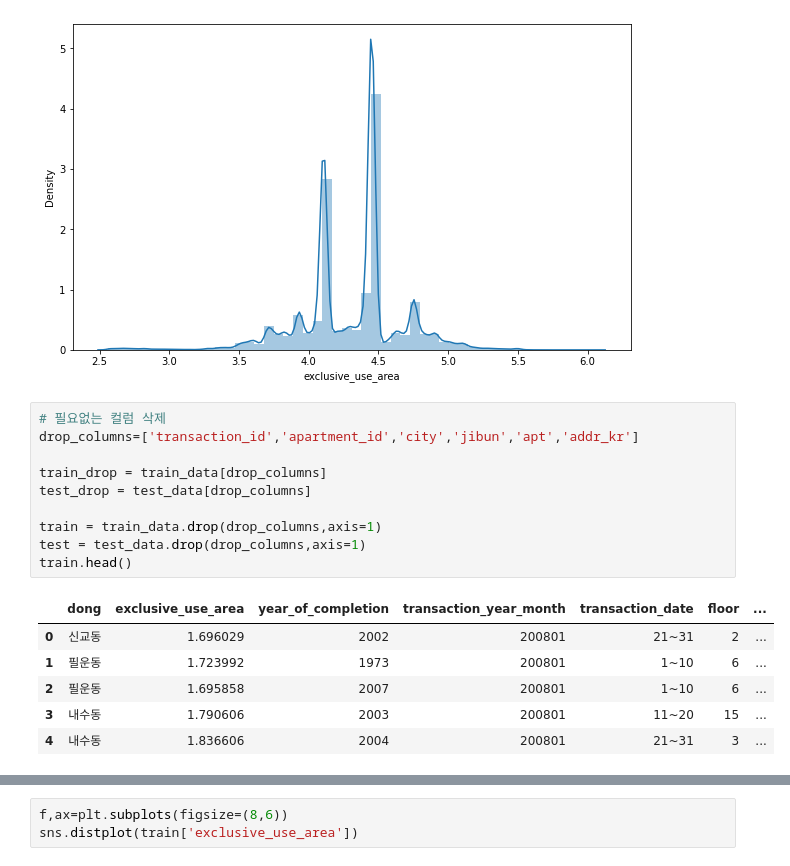
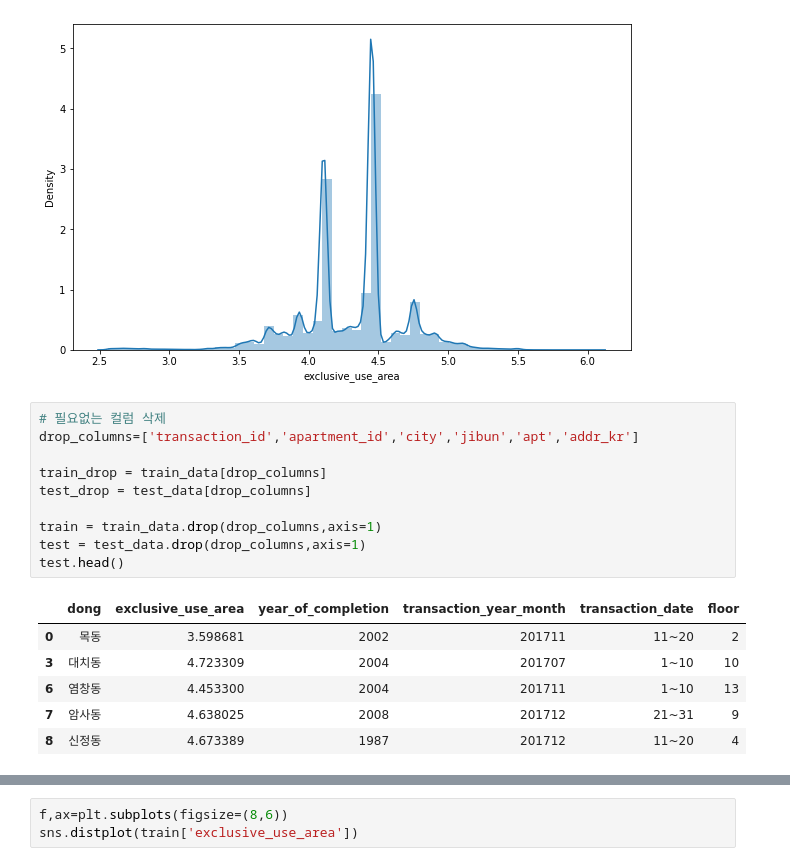
Before and after one commit to leedain0301/Modeling-Apartment-sales-price-forecast, a Jupyter notebook: MiniProject_02_전처리.ipynb, the cells around one changed output, grey strips where cells are left out. Saved outputs shown, nothing was run; the diff lists cells and outputs as text.

```diff
--- a/MiniProject_02_전처리.ipynb
+++ b/MiniProject_02_전처리.ipynb
@@ -179,18 +179,18 @@ sns.distplot(train_data['exclusive_use_area'])
 # %%
 # 필요없는 컬럼 삭제
 drop_columns=['transaction_id','apartment_id','city','jibun','apt','addr_kr']
 
 train_drop = train_data[drop_columns]
 test_drop = test_data[drop_columns]
 
 train = train_data.drop(drop_columns,axis=1)
 test = test_data.drop(drop_columns,axis=1)
-train.head()
+test.head()
 # %% [output]
-|  | dong | exclusive_use_area | year_of_completion | transaction_year_month | transaction_date | floor | ... |
-| 0 | 신교동 | 1.696029 | 2002 | 200801 | 21~31 | 2 | ... |
-| 1 | 필운동 | 1.723992 | 1973 | 200801 | 1~10 | 6 | ... |
-| 2 | 필운동 | 1.695858 | 2007 | 200801 | 1~10 | 6 | ... |
-| 3 | 내수동 | 1.790606 | 2003 | 200801 | 11~20 | 15 | ... |
-| 4 | 내수동 | 1.836606 | 2004 | 200801 | 21~31 | 3 | ... |
+|  | dong | exclusive_use_area | year_of_completion | transaction_year_month | transaction_date | floor |
+| 0 | 목동 | 3.598681 | 2002 | 201711 | 11~20 | 2 |
+| 3 | 대치동 | 4.723309 | 2004 | 201707 | 1~10 | 10 |
+| 6 | 염창동 | 4.453300 | 2004 | 201711 | 1~10 | 13 |
+| 7 | 암사동 | 4.638025 | 2008 | 201712 | 21~31 | 9 |
+| 8 | 신정동 | 4.673389 | 1987 | 201712 | 11~20 | 4 |
 # %%
```
Also changed, not shown: parts of 13 cells of this notebook.
